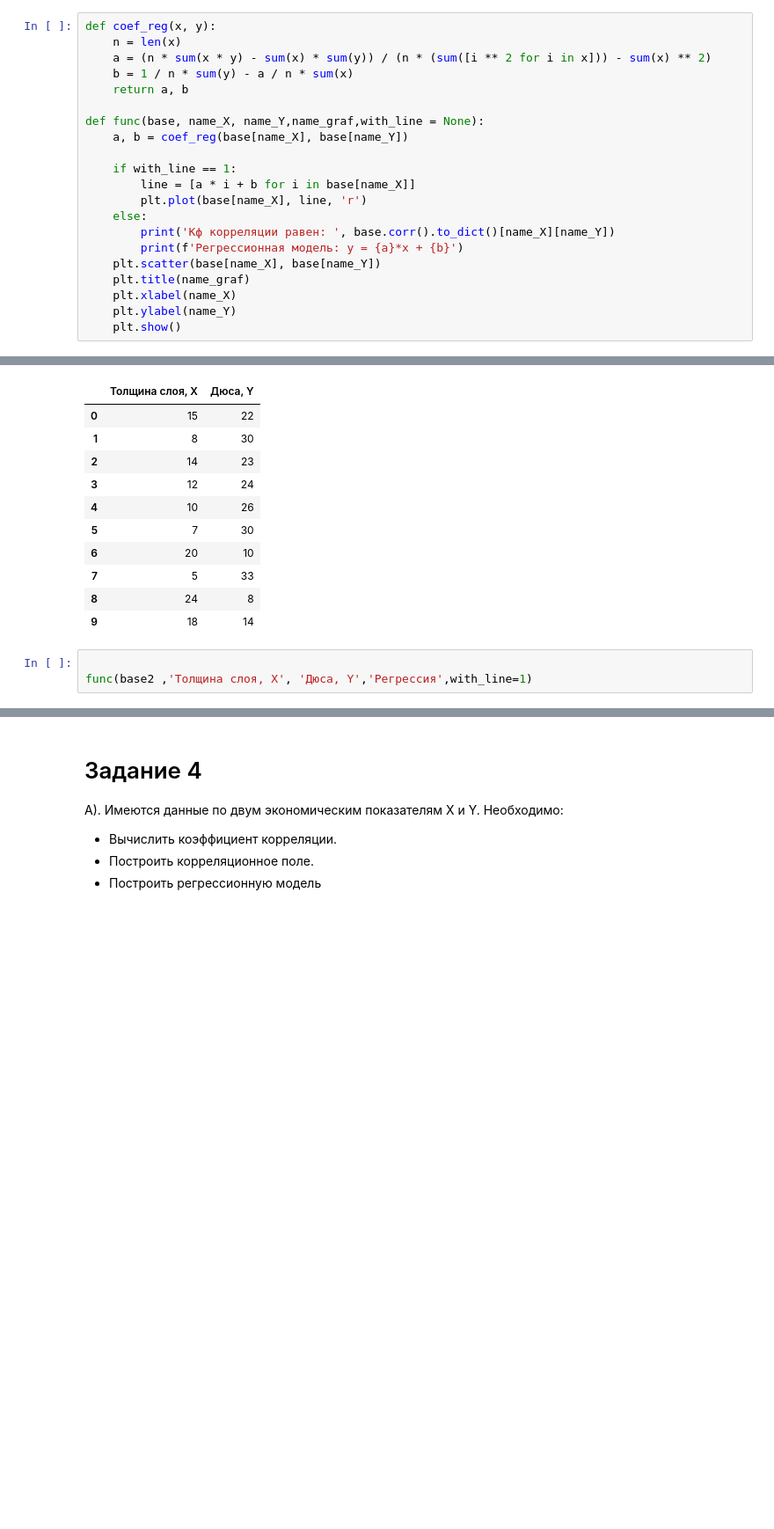
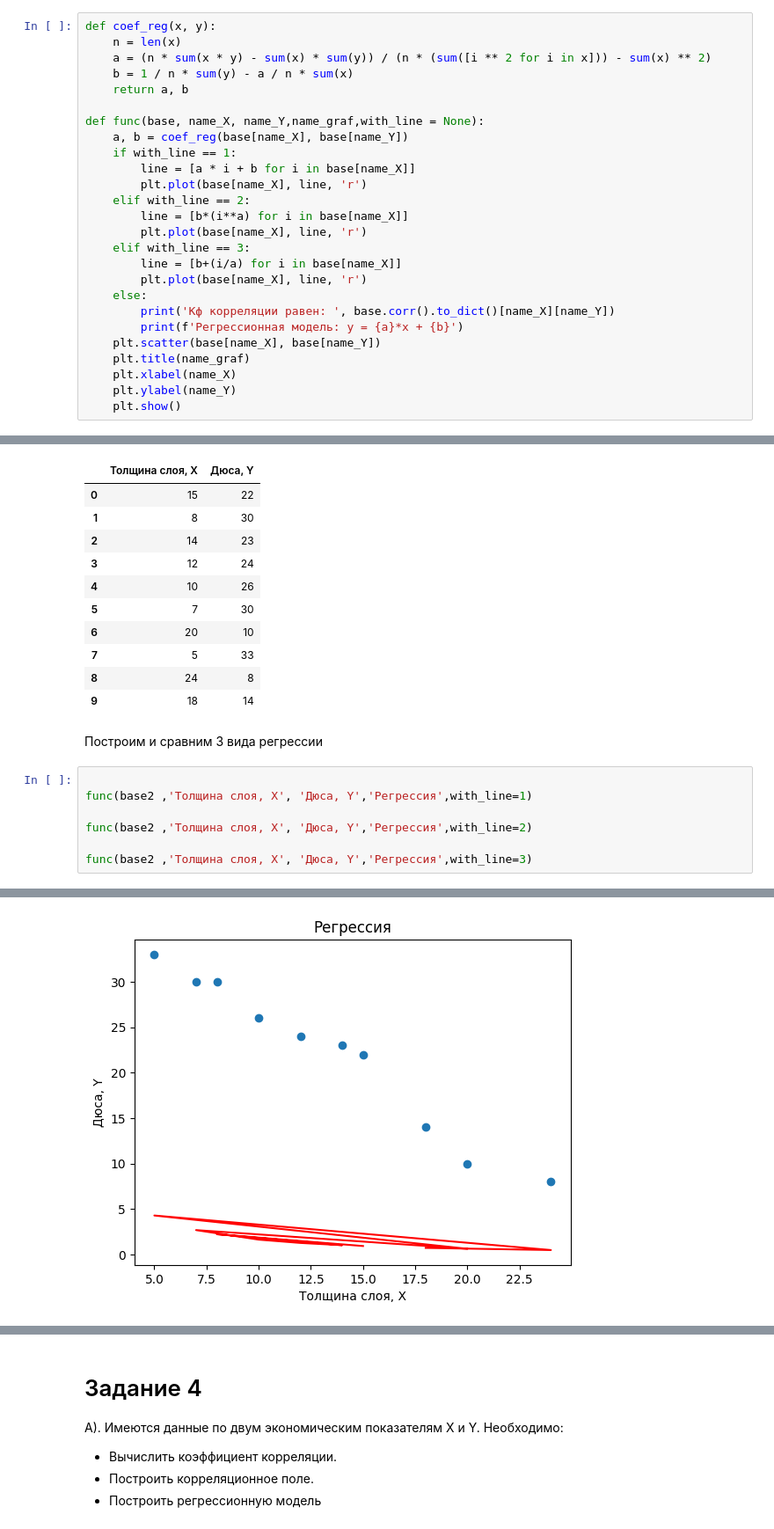
Before and after one commit to dimayasha7123/comp_modeling, a Jupyter notebook: LAB4!.ipynb, the cells around one changed output, grey strips where cells are left out. Shown: that part at 88% size. Drawn from its saved outputs; the diff is of its cells as text; blank space fills up the shorter version.

```diff
--- a/LAB4!.ipynb
+++ b/LAB4!.ipynb
@@ -15,9 +15,14 @@ def coef_reg(x, y):
 
 def func(base, name_X, name_Y,name_graf,with_line = None):
     a, b = coef_reg(base[name_X], base[name_Y])
-
     if with_line == 1:
         line = [a * i + b for i in base[name_X]]
+        plt.plot(base[name_X], line, 'r')
+    elif with_line == 2:
+        line = [b*(i**a) for i in base[name_X]]
+        plt.plot(base[name_X], line, 'r')
+    elif with_line == 3:
+        line = [b+(i/a) for i in base[name_X]]
         plt.plot(base[name_X], line, 'r')
     else:
         print('Кф корреляции равен: ', base.corr().to_dict()[name_X][name_Y])
@@ -153,8 +158,15 @@ base2
 | 7 | 5 | 33 |
 | 8 | 24 | 8 |
 | 9 | 18 | 14 |
+# %% [markdown]
+Построим и сравним 3 вида регрессии
 # %%
 
 func(base2 ,'Толщина слоя, X', 'Дюса, Y','Регрессия',with_line=1)
+
+func(base2 ,'Толщина слоя, X', 'Дюса, Y','Регрессия',with_line=2)
+
+func(base2 ,'Толщина слоя, X', 'Дюса, Y','Регрессия',with_line=3)
 # %% [output]
 [figure]
+[figure, added]
```
Also changed, not shown: parts of 2 cells of this notebook.
